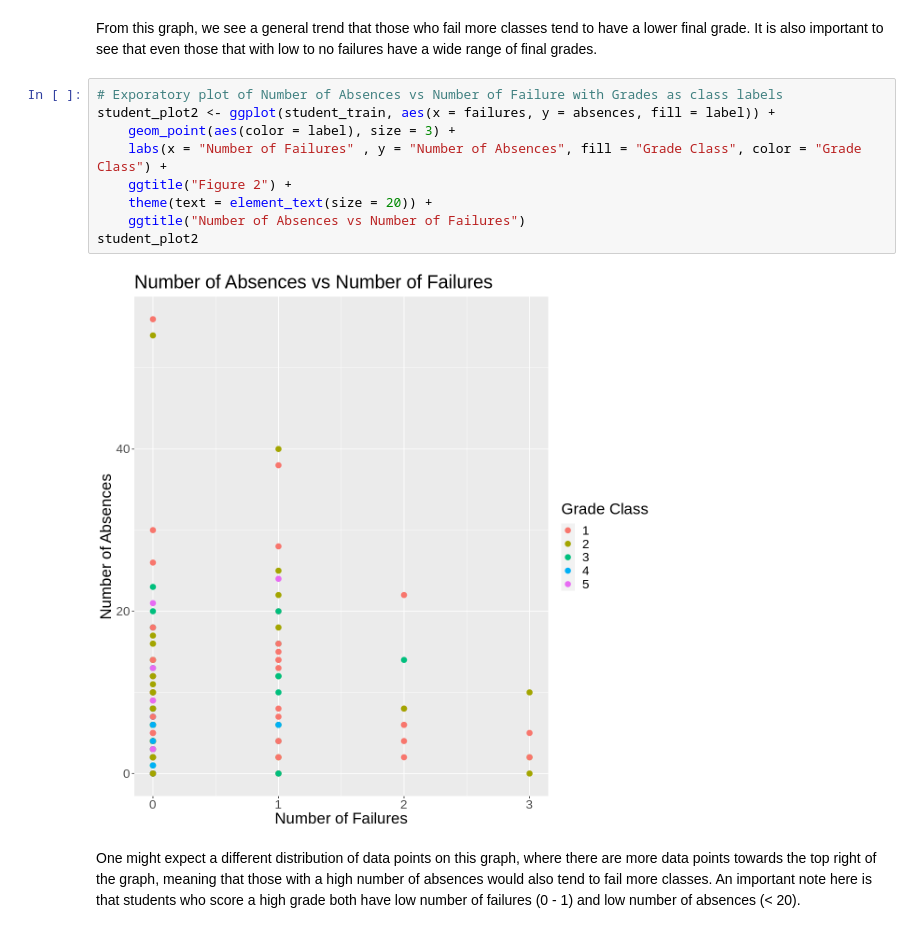
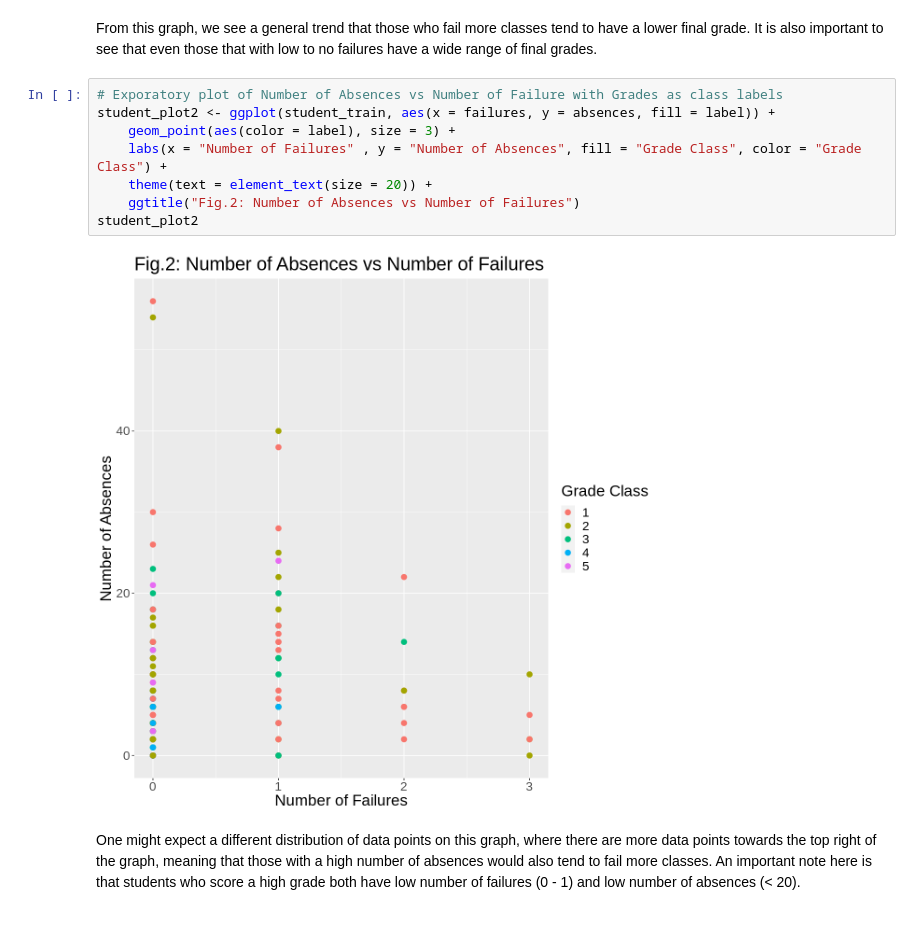
Before and after one commit to FelixNg21/DSCI100-project, a Jupyter notebook: Classification work.ipynb, the cells around one changed output. Drawn from its saved outputs; the diff is of its cells as text.

```diff
--- a/Classification work.ipynb
+++ b/Classification work.ipynb
@@ -232,14 +231,13 @@ From this graph, we see a general trend that those who fail more classes tend to
 # %%
 # Exporatory plot of Number of Absences vs Number of Failure with Grades as class labels
 student_plot2 <- ggplot(student_train, aes(x = failures, y = absences, fill = label)) +
     geom_point(aes(color = label), size = 3) +
     labs(x = "Number of Failures" , y = "Number of Absences", fill = "Grade Class", color = "Grade Class") +
-    ggtitle("Figure 2") +
     theme(text = element_text(size = 20)) +
-    ggtitle("Number of Absences vs Number of Failures")
+    ggtitle("Fig.2: Number of Absences vs Number of Failures")
 student_plot2
 # %% [output]
-[figure, old version]
+[figure, new version]
 # %% [markdown]
 One might expect a different distribution of data points on this graph, where there are more data points towards the top right of the graph, meaning that those with a high number of absences would also tend to fail more classes. An important note here is that students who score a high grade both have low number of failures (0 - 1) and low number of absences (< 20).
 # %%
```
Also changed, not shown: parts of 12 cells of this notebook.
